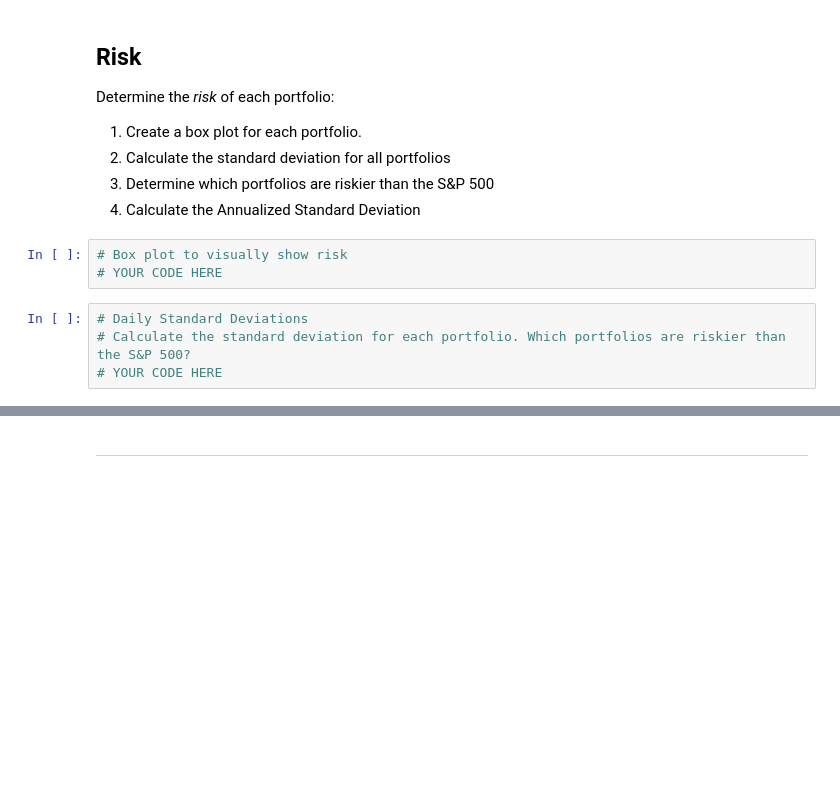
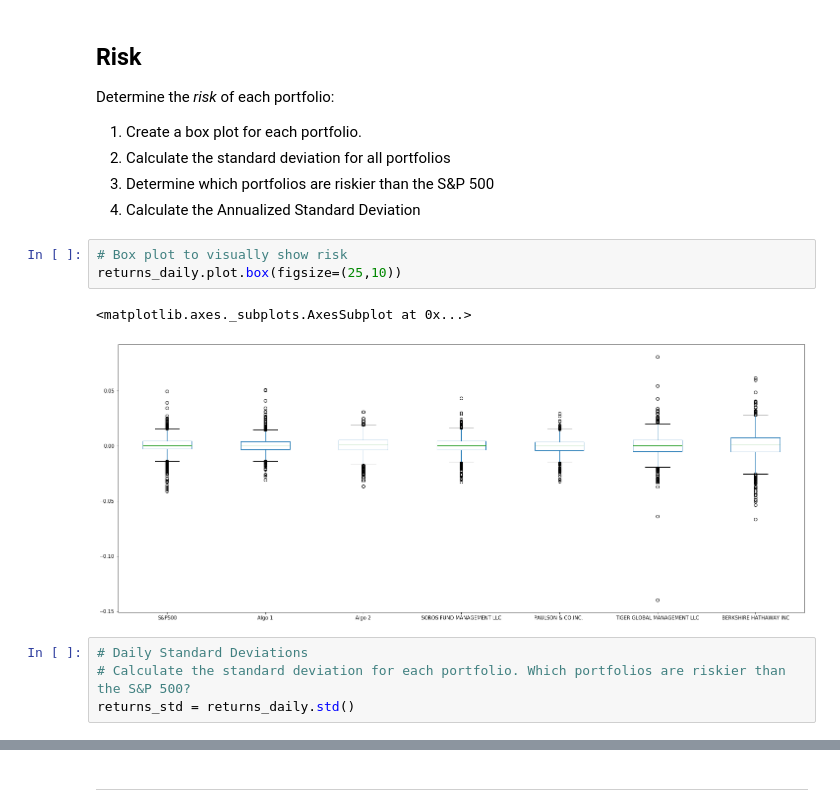
Before and after one commit to exposuretherapy/Pandas-Homework, a Jupyter notebook: whale_analysis.ipynb, the cells around one changed output, grey strips where cells are left out. Drawn from its saved outputs; the diff is of its cells as text; blank space fills up the shorter version.

```diff
--- a/whale_analysis.ipynb
+++ b/whale_analysis.ipynb
@@ -277,10 +239,13 @@ Determine the _risk_ of each portfolio:
 5. Calculate the Annualized Standard Deviation
 # %%
 # Box plot to visually show risk
-# YOUR CODE HERE
+returns_daily.plot.box(figsize=(25,10))
+# %% [output]
+<matplotlib.axes._subplots.AxesSubplot at 0x...>
+[figure, added]
 # %%
 # Daily Standard Deviations
 # Calculate the standard deviation for each portfolio. Which portfolios are riskier than the S&P 500?
-# YOUR CODE HERE
+returns_std = returns_daily.std()
 # %%
 # Determine which portfolios are riskier than the S&P 500
```
Also changed, not shown: parts of 37 cells of this notebook.
